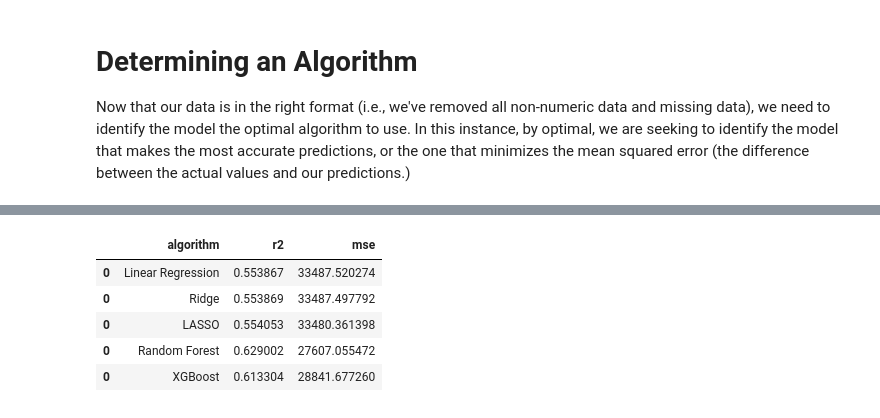
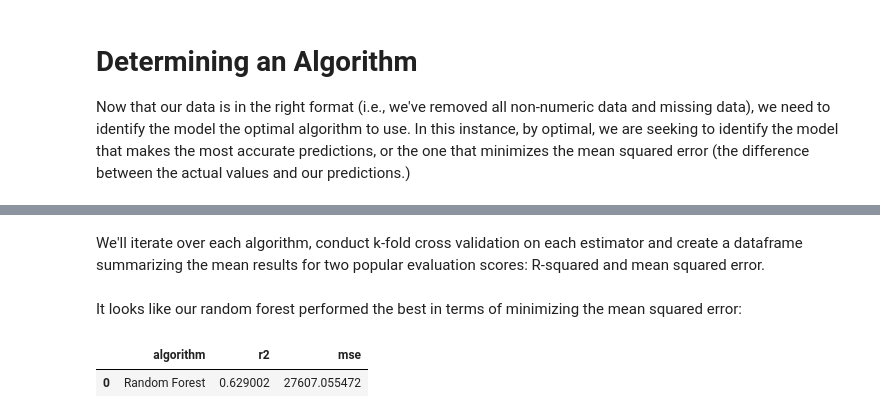
Before and after one commit to danielbchen/tutorials, a Jupyter notebook: Supervised Machine Learning Continuous Outcome/Predicting Price.ipynb, the cells around one changed output, grey strips where cells are left out. Cells and saved outputs as stored; diff of their text form; code cells hidden in the pictures.

```diff
--- a/Supervised Machine Learning Continuous Outcome/Predicting Price.ipynb
+++ b/Supervised Machine Learning Continuous Outcome/Predicting Price.ipynb
@@ -215,8 +218,14 @@ X_train, X_test, y_train, y_test = train_test_split(
     test_size=0.2,
     random_state=42
 )
+# %% [markdown]
+We'll iterate over each algorithm, conduct k-fold cross validation on each estimator and create a dataframe summarizing the mean results for two popular evaluation scores: R-squared and mean squared error.
 # %%
+# Create an empty list to store the dataframe summarizing our results
 test_harness_dfs = []
+
+# Iterate over each algorithm, extract results into a dataframe, and append to
+# empty list
 for name, algorithm in algorithms:
     results = cross_validate(
         estimator=algorithm,
@@ -231,12 +240,13 @@ for name, algorithm in algorithms:
         'mse': [results['test_neg_mean_squared_error'].mean() * -1]
     })
     test_harness_dfs.append(test_harness_df)
+
+# Stack all individual dataframes
+test_harness_results = pd.concat(test_harness_dfs)
-# %%
-pd.concat(test_harness_dfs)
-# %% [output]
-|  | algorithm | r2 | mse |
-| 0 | Linear Regression | 0.553867 | 33487.520274 |
-| 0 | Ridge | 0.553869 | 33487.497792 |
-| 0 | LASSO | 0.554053 | 33480.361398 |
-| 0 | Random Forest | 0.629002 | 27607.055472 |
-| 0 | XGBoost | 0.613304 | 28841.677260 |
+# %% [markdown]
+It looks like our random forest performed the best in terms of minimizing the mean squared error:
+# %%
+test_harness_results.nsmallest(columns='mse', n=1)
+# %% [output]
+|  | algorithm | r2 | mse |
+| 0 | Random Forest | 0.629002 | 27607.055472 |
```
Also changed, not shown: parts of 9 cells of this notebook.
